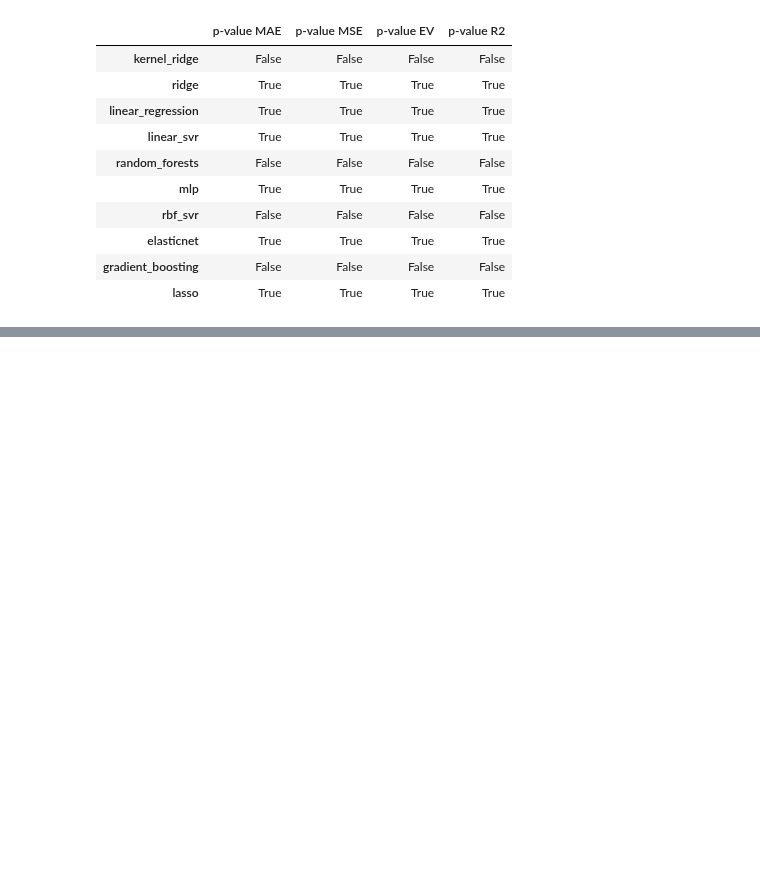
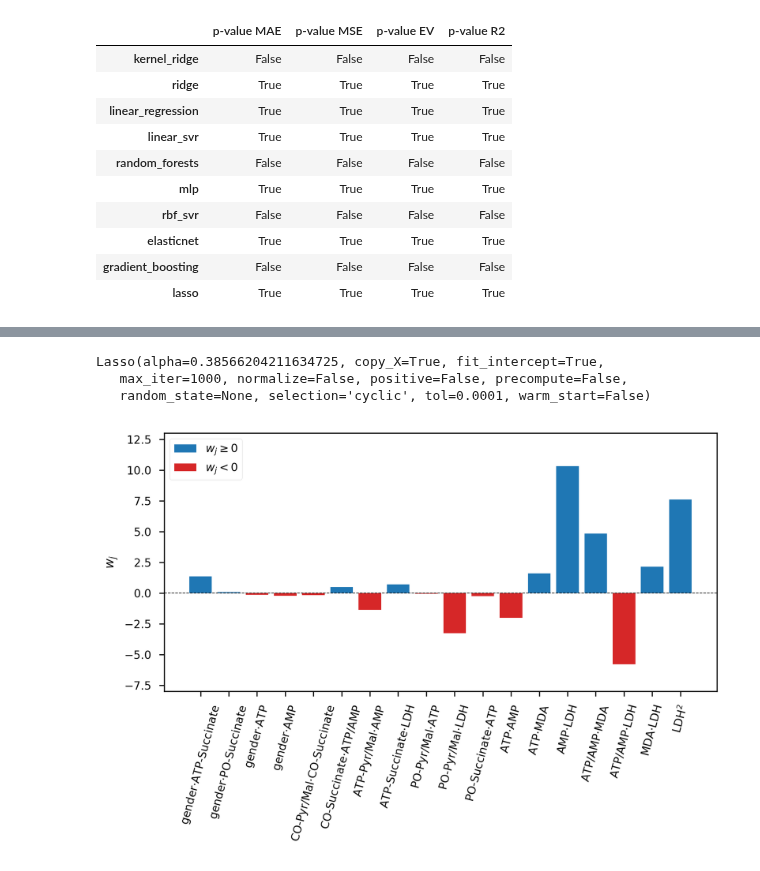
Before and after one commit to samuelefiorini/phdthesis, a Jupyter notebook: src/notebooks/chapter6/aging_make_regression_plots.ipynb, the cells around one changed output, grey strips where cells are left out. Cells and saved outputs as stored; diff of their text form; code cells hidden in the pictures; blank space fills up the shorter version.

```diff
--- a/src/notebooks/chapter6/aging_make_regression_plots.ipynb
+++ b/src/notebooks/chapter6/aging_make_regression_plots.ipynb
@@ -203,0 +364,32 @@ significant
+# %%
+pipe_cv.best_estimator_.steps[1][1]
+# %% [output]
+Lasso(alpha=0.38566204211634725, copy_X=True, fit_intercept=True,
+   max_iter=1000, normalize=False, positive=False, precompute=False,
+   random_state=None, selection='cyclic', tol=0.0001, warm_start=False)
+# %%
+# Make plot
+coef = pipe_cv.best_estimator_.steps[1][1].coef_
+nonzero = np.nonzero(coef)[0]
+
+# keep only nonzero coefs
+nonzero_coef = coef[nonzero]
+nonzero_feat_names = data.columns[nonzero]
+
+plt.figure(dpi=300)
+
+xaxis = np.arange(len(nonzero_feat_names))
+pos_idx = np.where(nonzero_coef >= 0)[0]
+neg_idx = np.where(nonzero_coef < 0)[0]
+plt.bar(xaxis[pos_idx], nonzero_coef[pos_idx], label=r'$w_j \geq 0$', color='C0') # positive coefs
+plt.bar(xaxis[neg_idx], nonzero_coef[neg_idx], label=r'$w_j < 0$', color='C3') # negative coefs
+plt.axhline(color='k', linewidth=0.5, linestyle='dashed')
+plt.ylabel(r'$w_j$')
+plt.xticks(xaxis, [r'{}'.format(re.sub('\^2', '$^2$', re.sub(' ', '$ \cdot $', s))) for s in nonzero_feat_names], rotation=75)
+plt.ylim([-8, 13])
+plt.legend(loc=2)
+plt.tight_layout()
+
+plt.savefig('../../images/aging_lassopolyfeat.png')
+# %% [output]
+[figure, added]
```
Also changed, not shown: parts of 11 cells of this notebook, 4 other files.
